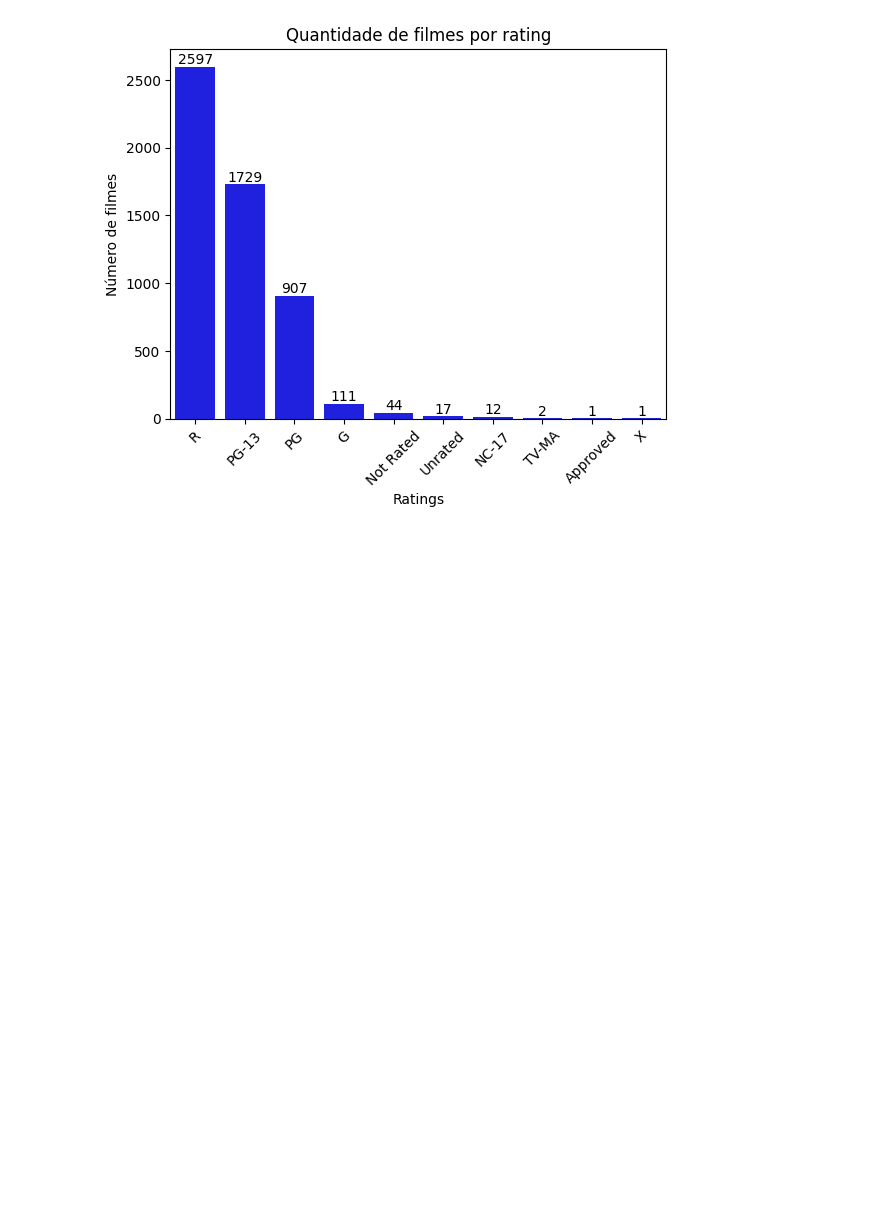
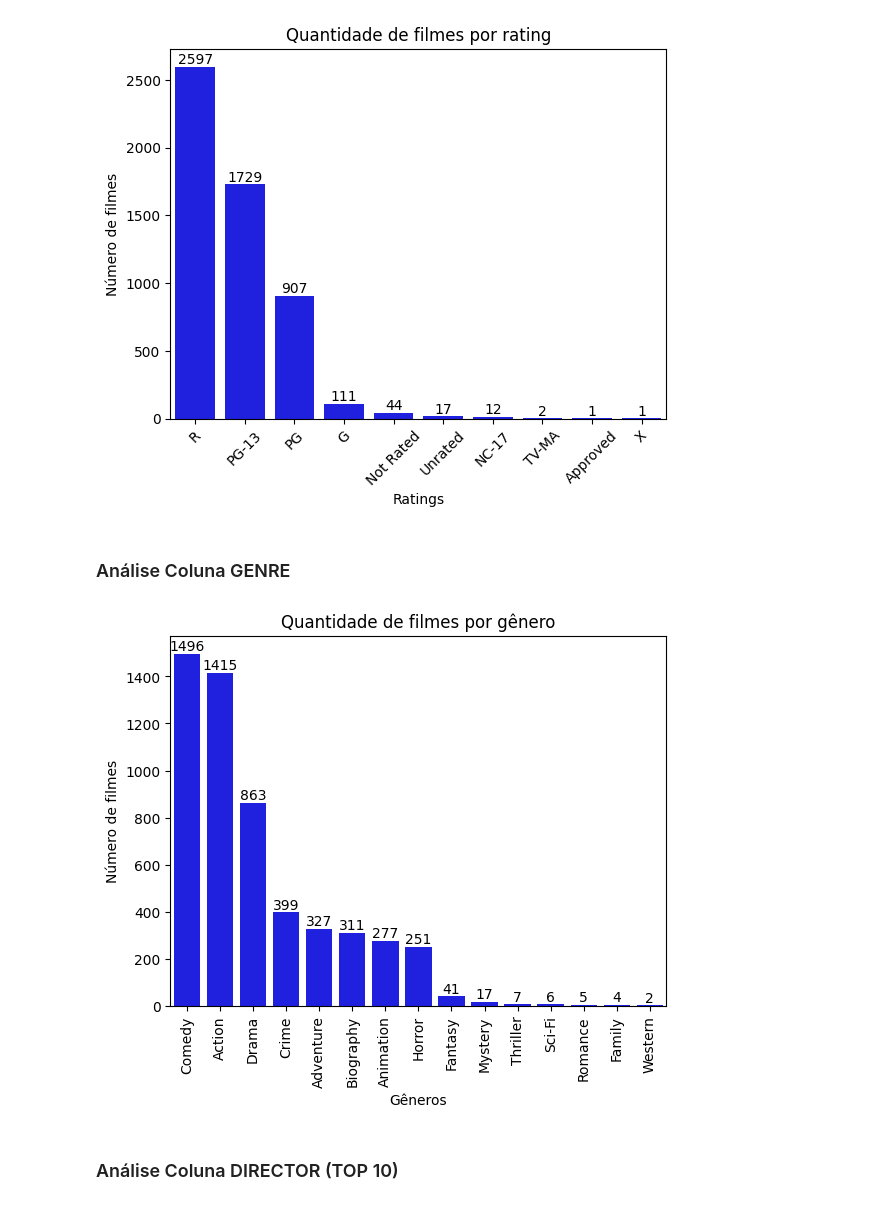
Before and after one commit to guicns/movie-industry-analysis, a Jupyter notebook: python_analysis/movies_python_analysis.ipynb, the cells around one changed output. Cells and saved outputs as stored; diff of their text form; code cells hidden in the pictures; blank space fills up the shorter version.

Commit message:
Add count analysis for every qualitative variable
Added count analysis for every qualitative variable, using graphs.

```diff
--- a/python_analysis/movies_python_analysis.ipynb
+++ b/python_analysis/movies_python_analysis.ipynb
@@ -107,3 +106,22 @@ plt.xticks(rotation=45)
 plt.show()
 # %% [output]
 [figure]
+# %% [markdown]
+### Análise Coluna GENRE
+# %%
+genre_count = df.genre.value_counts()
+# %%
+ax = sns.barplot(data=genre_count, color='blue')
+
+for i in ax.containers:
+    ax.bar_label(i,)
+
+plt.xlabel('Gêneros')
+plt.ylabel('Número de filmes')
+plt.title('Quantidade de filmes por gênero')
+plt.xticks(rotation=90)
+plt.show()
+# %% [output]
+[figure, added]
+# %% [markdown]
+### Análise Coluna DIRECTOR (TOP 10)
```
Also changed, not shown: parts of 17 cells of this notebook, 1 other file.
